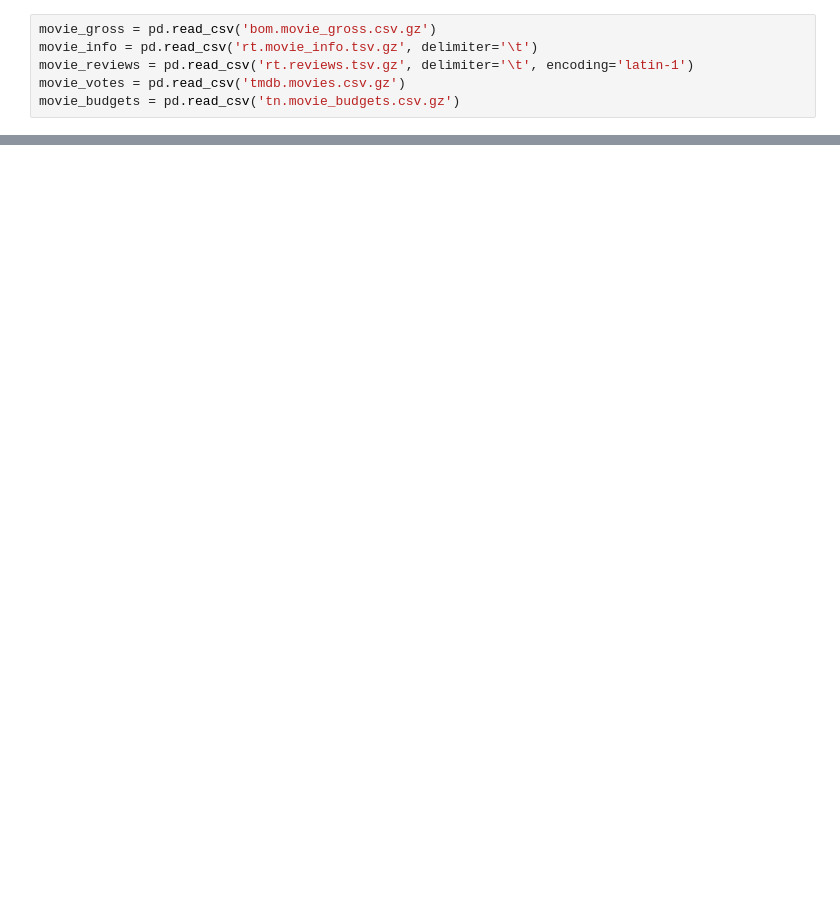
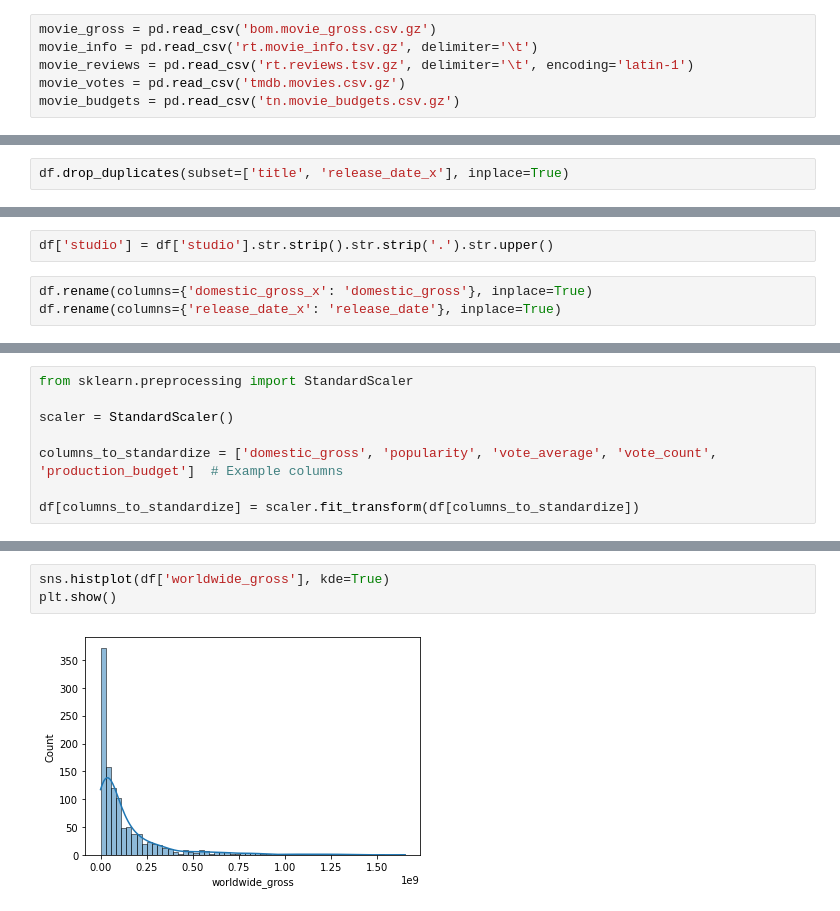
Before and after one commit to e-mackoy/film-analytics, a Jupyter notebook: code/data_preparation.ipynb, the cells around one changed output, grey strips where cells are left out. Cells and saved outputs as stored; diff of their text form; blank space fills up the shorter version.

```diff
--- a/code/data_preparation.ipynb
+++ b/code/data_preparation.ipynb
@@ -597,0 +152,2 @@ Index(['id', 'release_date', 'title', 'production_budget', 'domestic_gross',
+# %%
+df.drop_duplicates(subset=['title', 'release_date_x'], inplace=True)
@@ -597,0 +177,5 @@ Index(['id', 'release_date', 'title', 'production_budget', 'domestic_gross',
+# %%
+df['studio'] = df['studio'].str.strip().str.strip('.').str.upper()
+# %%
+df.rename(columns={'domestic_gross_x': 'domestic_gross'}, inplace=True)
+df.rename(columns={'release_date_x': 'release_date'}, inplace=True)
@@ -597,0 +318,8 @@ Index(['id', 'release_date', 'title', 'production_budget', 'domestic_gross',
+# %%
+from sklearn.preprocessing import StandardScaler
+
+scaler = StandardScaler()
+
+columns_to_standardize = ['domestic_gross', 'popularity', 'vote_average', 'vote_count', 'production_budget']  # Example columns
+
+df[columns_to_standardize] = scaler.fit_transform(df[columns_to_standardize])
@@ -597,0 +336,5 @@ Index(['id', 'release_date', 'title', 'production_budget', 'domestic_gross',
+# %%
+sns.histplot(df['worldwide_gross'], kde=True)
+plt.show()
+# %% [output]
+[figure, added]
```
Also changed, not shown: parts of 76 cells of this notebook, 1 other file.
